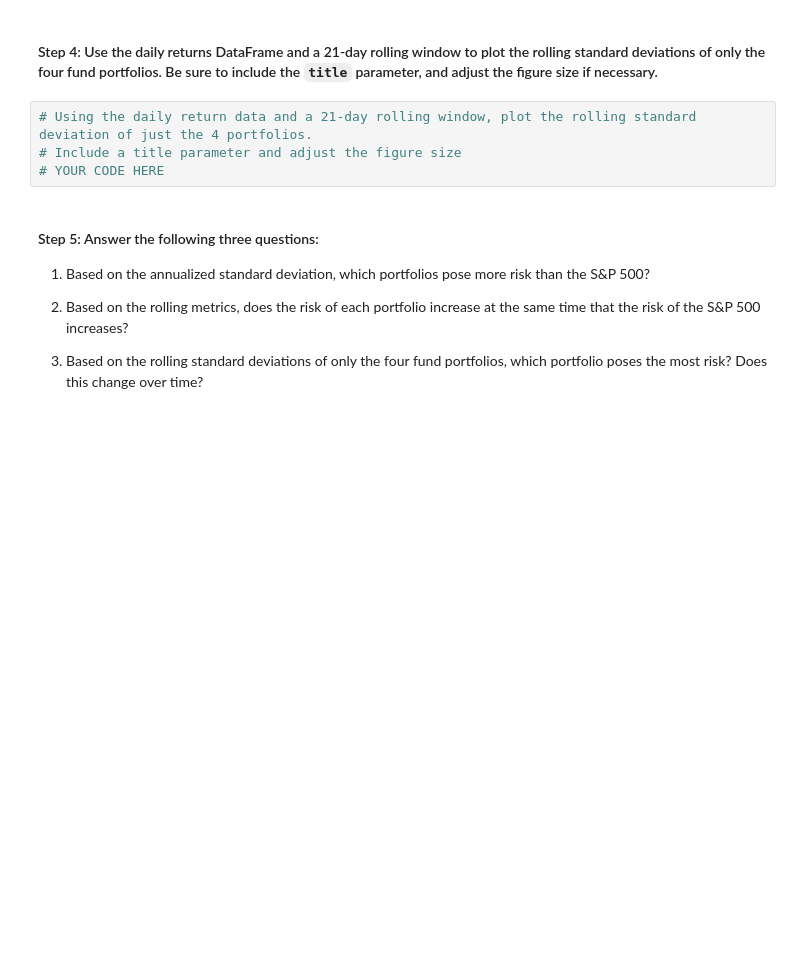
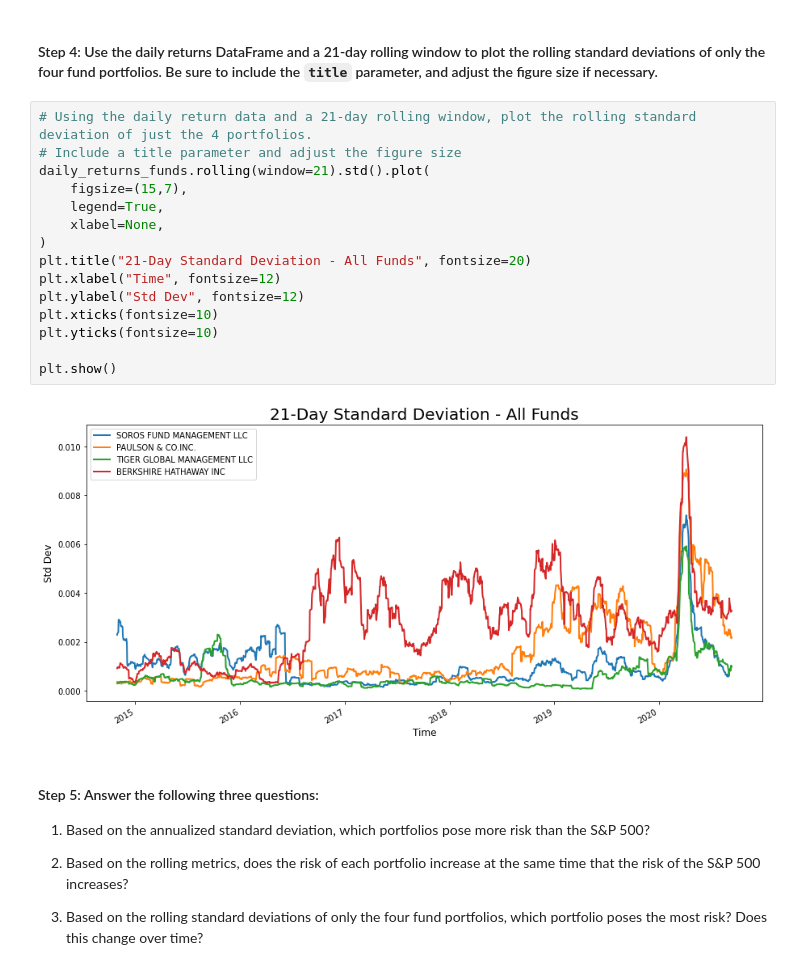
Before and after one commit to ipopester/Portfolio-Analysis, a Jupyter notebook: risk_return_analysis.ipynb, the cells around one changed output. Saved outputs shown, nothing was run; the diff lists cells and outputs as text; blank space fills up the shorter version.

```diff
--- a/risk_return_analysis.ipynb
+++ b/risk_return_analysis.ipynb
@@ -451,7 +480,20 @@ dtype: float64
 # %%
 # Using the daily return data and a 21-day rolling window, plot the rolling standard deviation of just the 4 portfolios.
 # Include a title parameter and adjust the figure size
-# YOUR CODE HERE
+daily_returns_funds.rolling(window=21).std().plot(
+    figsize=(15,7),
+    legend=True,
+    xlabel=None,
+)
+plt.title("21-Day Standard Deviation - All Funds", fontsize=20)
+plt.xlabel("Time", fontsize=12)
+plt.ylabel("Std Dev", fontsize=12)
+plt.xticks(fontsize=10)
+plt.yticks(fontsize=10)
+
+plt.show()
+# %% [output]
+[figure, added]
 # %% [markdown]
 #### Step 5: Answer the following three questions:
 
```
Also changed, not shown: parts of 7 cells of this notebook.
